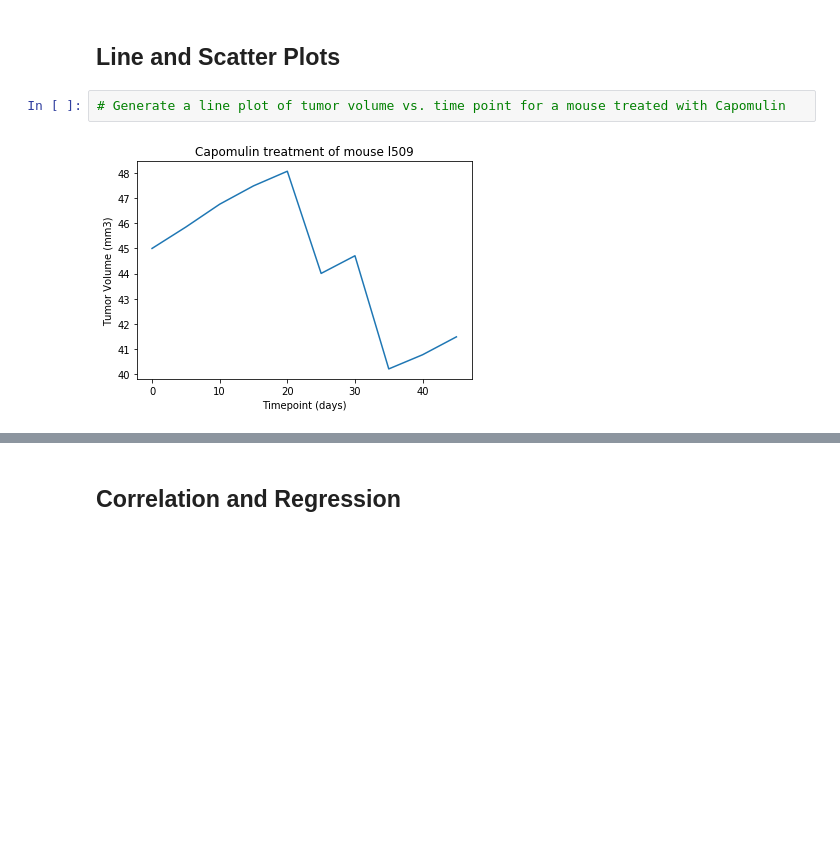
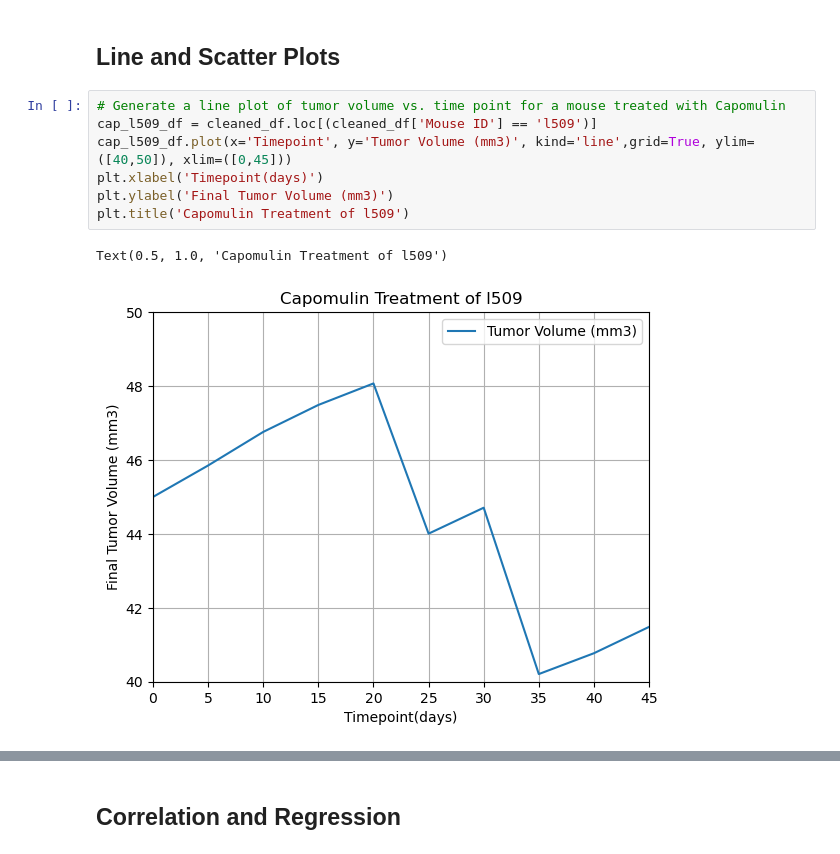
Before and after one commit to ollayyy/matplotlib-challenge, a Jupyter notebook: Starter_Code/Pymaceuticals/pymaceuticals_starter.ipynb, the cells around one changed output, grey strips where cells are left out. Cells and saved outputs as stored; diff of their text form; blank space fills up the shorter version.

```diff
--- a/Starter_Code/Pymaceuticals/pymaceuticals_starter.ipynb
+++ b/Starter_Code/Pymaceuticals/pymaceuticals_starter.ipynb
@@ -198,5 +268,11 @@ Ceftamin's potential outliers: Series([], Name: Tumor Volume (mm3), dtype: float
 ## Line and Scatter Plots
 # %%
 # Generate a line plot of tumor volume vs. time point for a mouse treated with Capomulin
+cap_l509_df = cleaned_df.loc[(cleaned_df['Mouse ID'] == 'l509')]
+cap_l509_df.plot(x='Timepoint', y='Tumor Volume (mm3)', kind='line',grid=True, ylim=([40,50]), xlim=([0,45]))
+plt.xlabel('Timepoint(days)')
+plt.ylabel('Final Tumor Volume (mm3)')
+plt.title('Capomulin Treatment of l509')
 # %% [output]
+Text(0.5, 1.0, 'Capomulin Treatment of l509')
-[figure, old version]
+[figure, new version]
```
Also changed, not shown: parts of 13 cells of this notebook, 1 other file.
